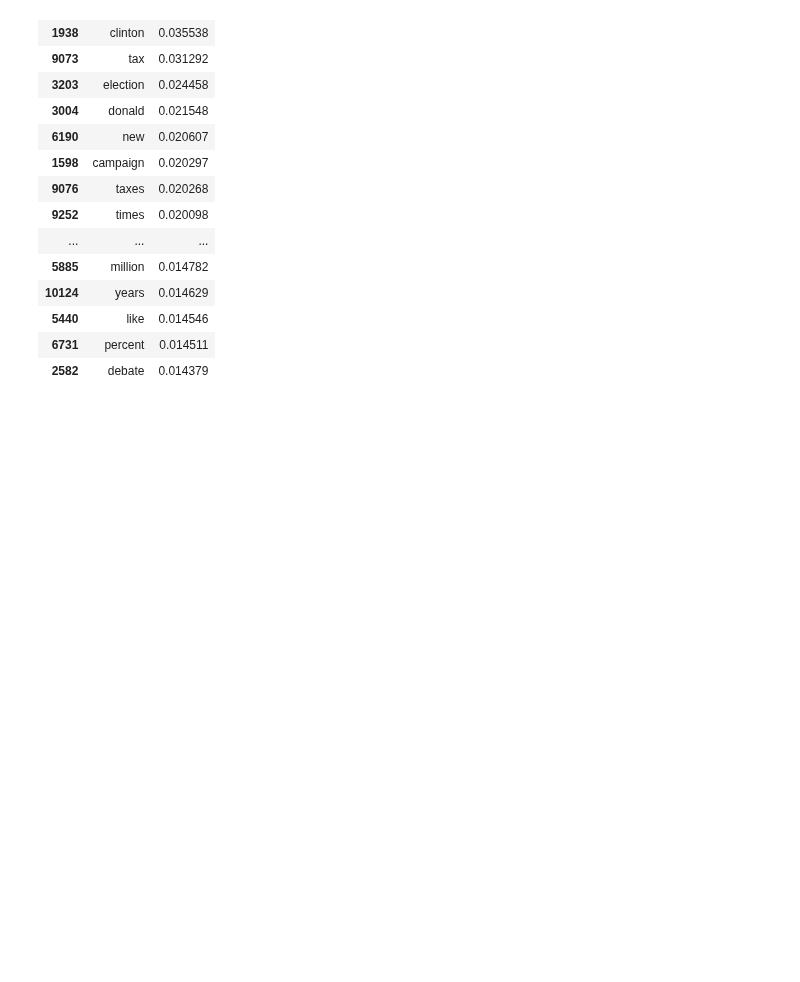
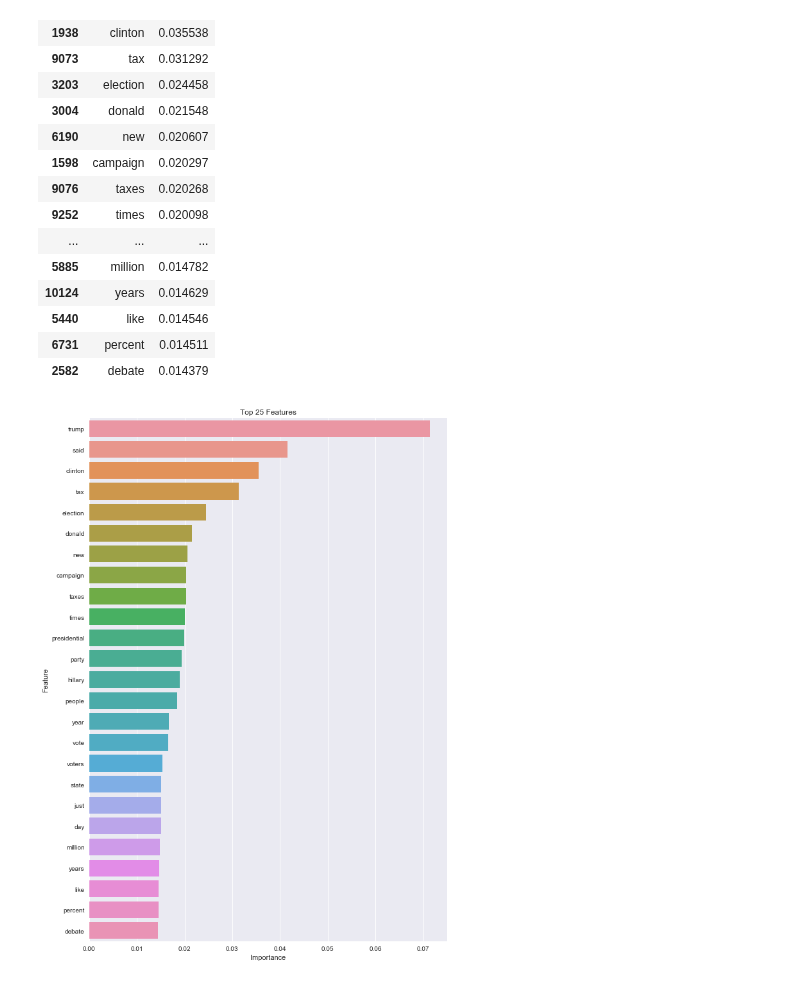
Before and after one commit to GauravPasari/ADA_Group_Tota_Pasari_Prelot, a Jupyter notebook: Project/Milestone1.ipynb, the cells around one changed output. Cells and saved outputs as stored; diff of their text form; code cells hidden in the pictures; blank space fills up the shorter version.

```diff
--- a/Project/Milestone1.ipynb
+++ b/Project/Milestone1.ipynb
@@ -266,13 +266,15 @@ Converted text into vectors of shape (116, 10161)
 # %%
 plt.figure(figsize=(10, 15))
 
 ax = sns.barplot(
-        x="feature",
-        y="tfidf",
-        data=sorted_df)
+        x="tfidf",
+        y="feature",
+        data=sorted_df[0:25])
 
 ax.set_title("Top 25 Features")
 ax.set_ylabel("Feature")
 ax.set_xlabel("Importance")
 
 plt.show()
+# %% [output]
+[figure, added]
```
